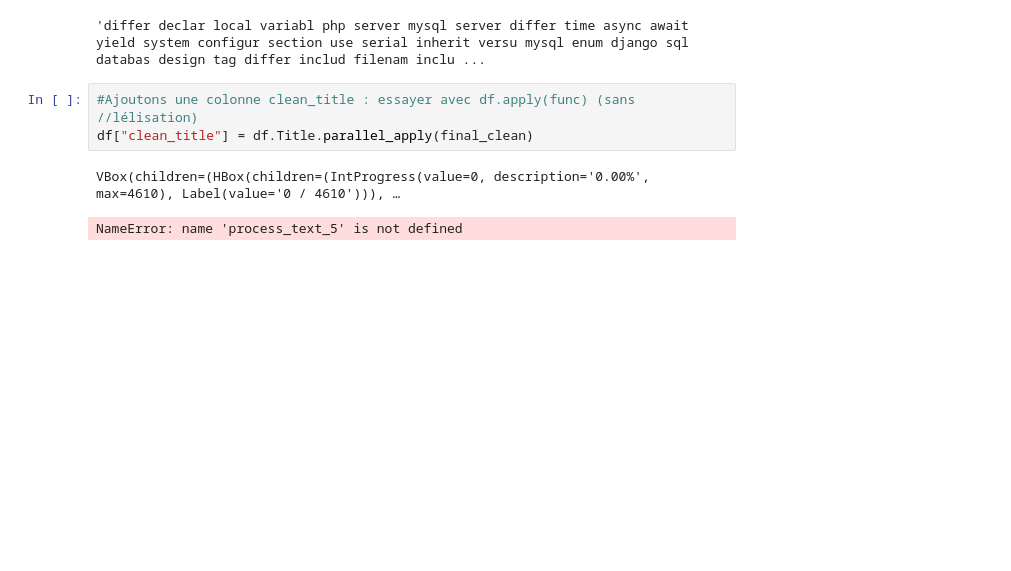
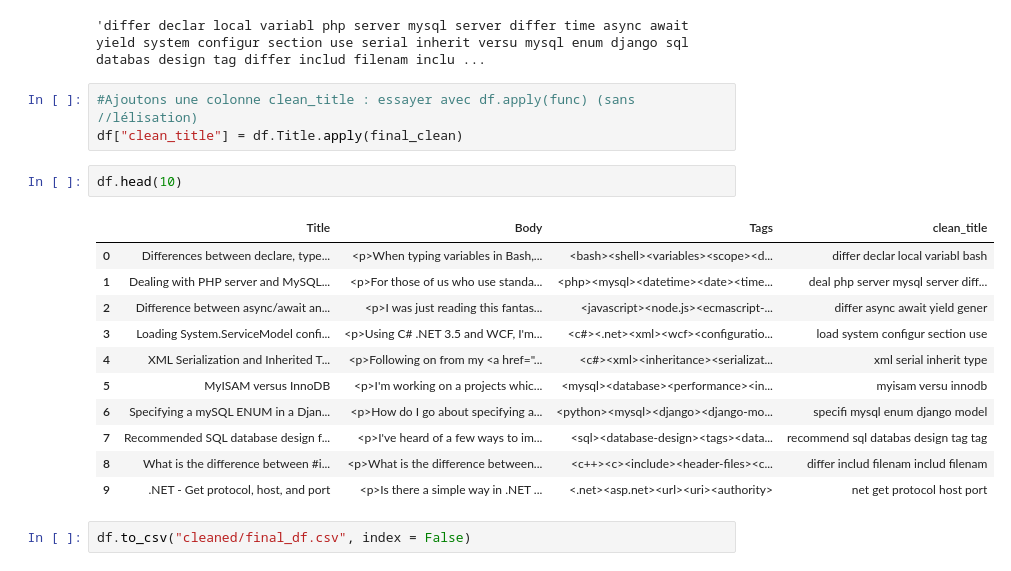
Before and after one commit to hurvoya/05---categorisation-question, a Jupyter notebook: first one.ipynb, the cells around one changed output. Saved outputs shown, nothing was run; the diff lists cells and outputs as text; blank space fills up the shorter version.

```diff
--- a/first one.ipynb
+++ b/first one.ipynb
@@ -1568,7 +1570,20 @@ final_clean(raw_corpus)
 'differ declar local variabl php server mysql server differ time async await yield system configur section use serial inherit versu mysql enum django sql databas design tag differ includ filenam inclu ...
 # %%
 #Ajoutons une colonne clean_title : essayer avec df.apply(func) (sans //lélisation)
-df["clean_title"] = df.Title.parallel_apply(final_clean)
+df["clean_title"] = df.Title.apply(final_clean)
-# %% [output]
-VBox(children=(HBox(children=(IntProgress(value=0, description='0.00%', max=4610), Label(value='0 / 4610'))), …
-NameError: name 'process_text_5' is not defined
+# %%
+df.head(10)
+# %% [output]
+|  | Title | Body | Tags | clean_title |
+| 0 | Differences between declare, type... | <p>When typing variables in Bash,... | <bash><shell><variables><scope><d... | differ declar local variabl bash |
+| 1 | Dealing with PHP server and MySQL... | <p>For those of us who use standa... | <php><mysql><datetime><date><time... | deal php server mysql server diff... |
+| 2 | Difference between async/await an... | <p>I was just reading this fantas... | <javascript><node.js><ecmascript-... | differ async await yield gener |
+| 3 | Loading System.ServiceModel confi... | <p>Using C# .NET 3.5 and WCF, I'm... | <c#><.net><xml><wcf><configuratio... | load system configur section use |
+| 4 | XML Serialization and Inherited T... | <p>Following on from my <a href="... | <c#><xml><inheritance><serializat... | xml serial inherit type |
+| 5 | MyISAM versus InnoDB | <p>I'm working on a projects whic... | <mysql><database><performance><in... | myisam versu innodb |
+| 6 | Specifying a mySQL ENUM in a Djan... | <p>How do I go about specifying a... | <python><mysql><django><django-mo... | specifi mysql enum django model |
+| 7 | Recommended SQL database design f... | <p>I've heard of a few ways to im... | <sql><database-design><tags><data... | recommend sql databas design tag tag |
+| 8 | What is the difference between #i... | <p>What is the difference between... | <c++><c><include><header-files><c... | differ includ filenam includ filenam |
+| 9 | .NET - Get protocol, host, and port | <p>Is there a simple way in .NET ... | <.net><asp.net><url><uri><authority> | net get protocol host port |
+# %%
+df.to_csv("cleaned/final_df.csv", index = False)
```
Also changed, not shown: parts of 19 cells of this notebook, 1 other file.
